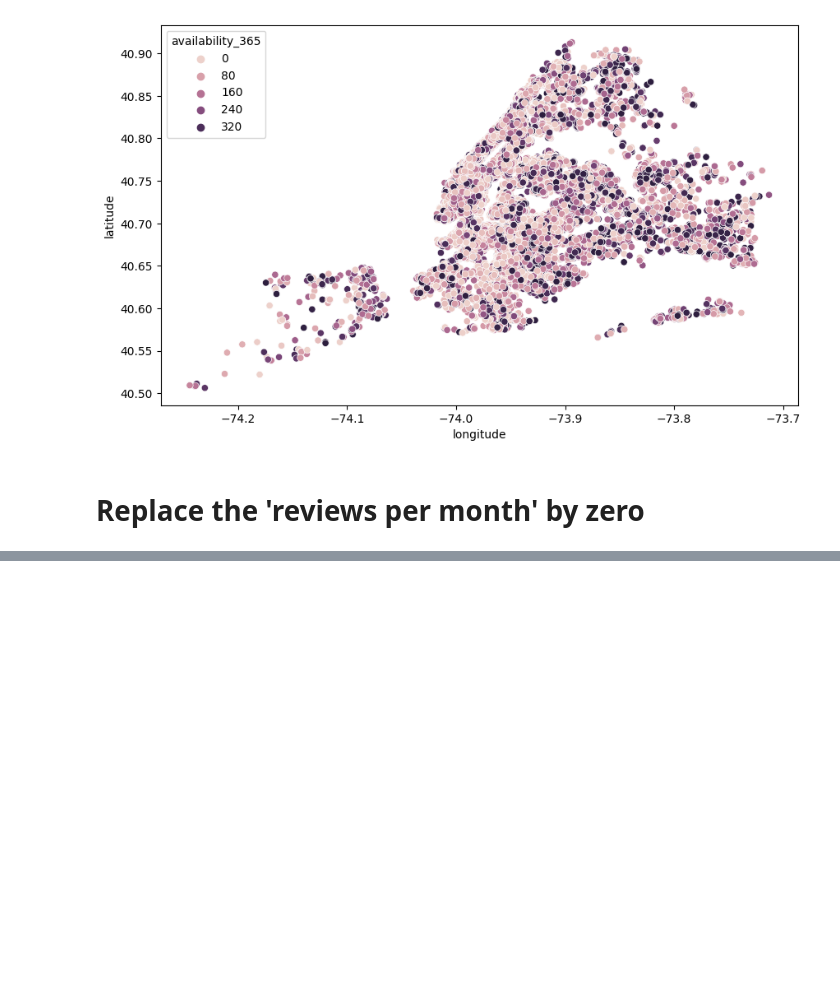
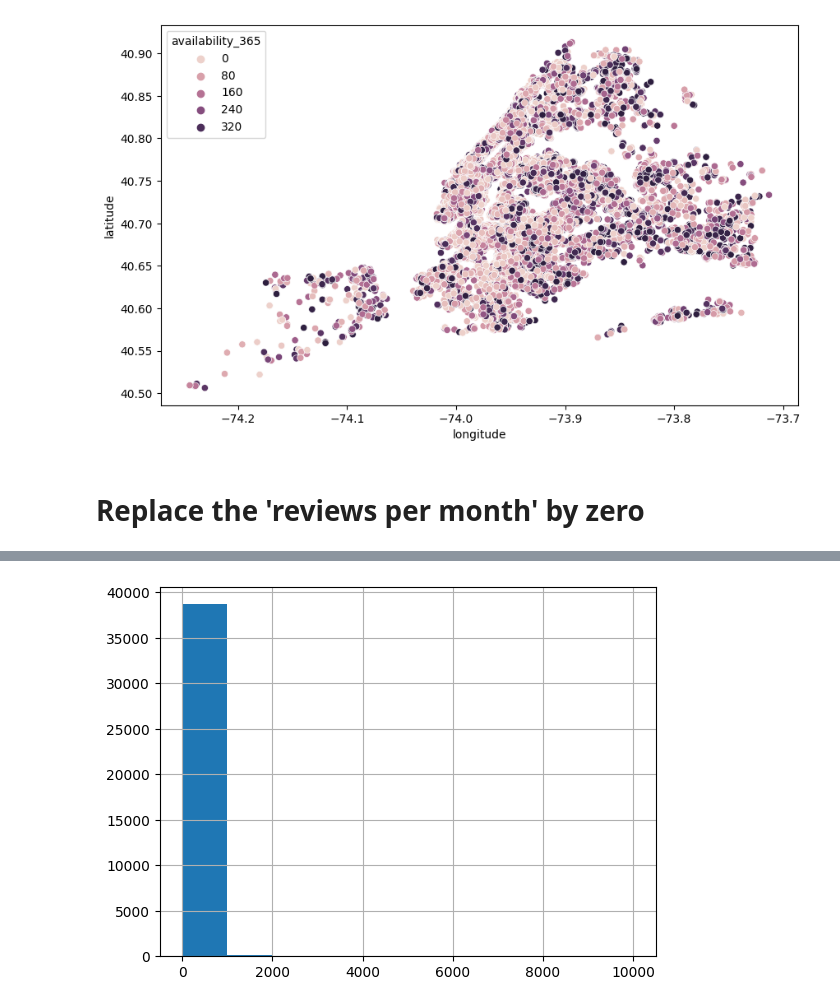
Before and after one commit to Suesue098/Basic, a Jupyter notebook: New York AirBnb open data.ipynb, the cells around one changed output, grey strips where cells are left out. Saved outputs shown, nothing was run; the diff lists cells and outputs as text; code cells hidden in the pictures; blank space fills up the shorter version.

```diff
--- a/New York AirBnb open data.ipynb
+++ b/New York AirBnb open data.ipynb
@@ -197,0 +196,4 @@ plt.show()
+# %%
+#replace missing value
+df1.fillna({'review_per_month': 0, 'name': 'Noname', 'host_name': 'Noname',
+           'last_review': 'Notreviewd'}, inplace = True)
@@ -197,0 +233,6 @@ plt.show()
+# %%
+# Histogram of the 'price' column
+hist_price = df1['price'].hist()
+plt.show()
+# %% [output]
+[figure, added]
```
Also changed, not shown: parts of 14 cells of this notebook.
